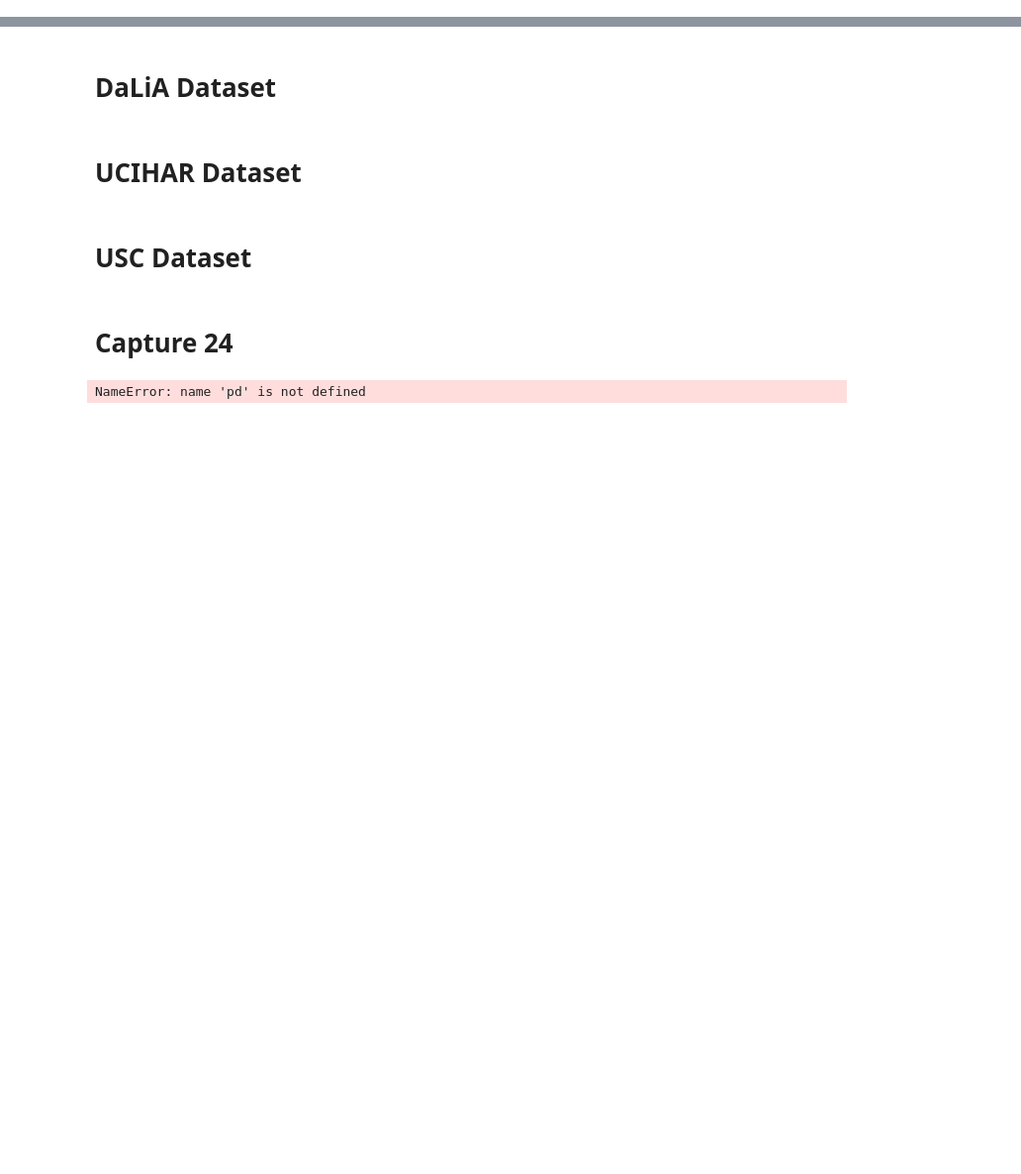
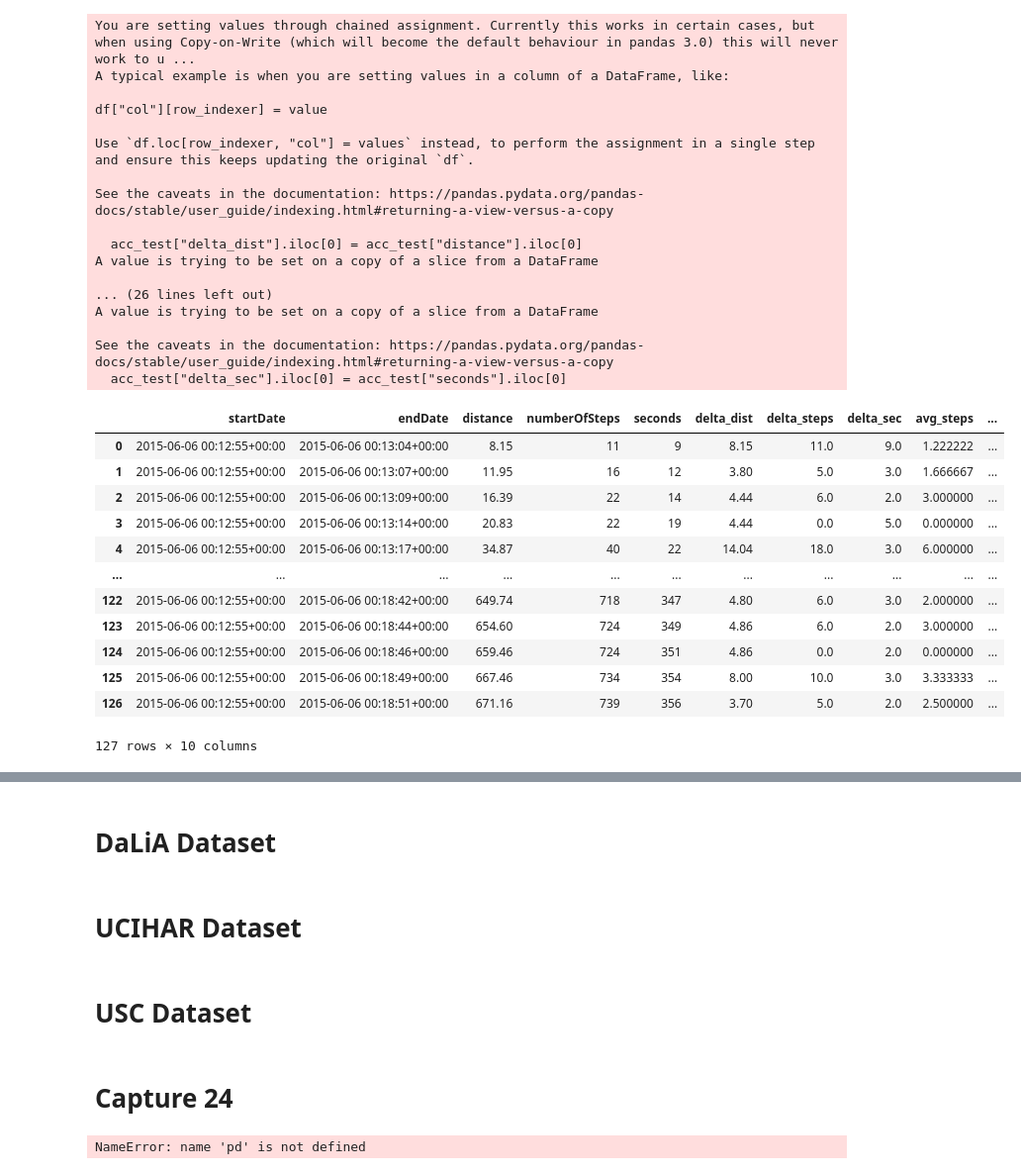
Before and after one commit to Taobyte/thesis, a Jupyter notebook: src/notebooks/dataset_exploration.ipynb, the cells around one changed output, grey strips where cells are left out. Shown: that part at 99% size. Drawn from its saved outputs; the diff is of its cells as text; code cells hidden in the pictures; blank space fills up the shorter version.

Commit message:
started with mhc6mwt, preprocessed ptbxl

```diff
--- a/src/notebooks/dataset_exploration.ipynb
+++ b/src/notebooks/dataset_exploration.ipynb
@@ -12,0 +39,4 @@ arr[:-1]
+# %%
+path = "C:/Users/cleme/ETH/Master/Thesis/data/mhc_6mwt_dataset"
+df = pd.read_parquet(path + "/hr_walk.parquet")
+df.head(1)
@@ -12,0 +52,3 @@ arr[:-1]
+# %%
+df_pedometer = pd.read_parquet(path + "/pedometer.parquet")
+df_pedometer.head(1)
@@ -12,0 +119,48 @@ arr[:-1]
+# %%
+acc_test = df_pedometer[df_pedometer["recordId"] == "12cb8614-8c93-49a2-a38f-b8a359fd413c"]
+acc_test = acc_test.sort_values("endDate")
+acc_test = acc_test[["startDate", "endDate", "distance", "numberOfSteps"]]
+acc_test["seconds"] = (acc_test["endDate"] - acc_test["startDate"]).dt.total_seconds().astype(int)
+
+acc_test["delta_dist"] = acc_test["distance"].diff()
+acc_test["delta_steps"] = acc_test["numberOfSteps"].diff()
+acc_test["delta_sec"] = acc_test["seconds"].diff()
+
+acc_test["delta_dist"].iloc[0] = acc_test["distance"].iloc[0]
+acc_test["delta_steps"].iloc[0] = acc_test["numberOfSteps"].iloc[0]
+acc_test["delta_sec"].iloc[0] = acc_test["seconds"].iloc[0]
+
+acc_test["avg_steps"] = acc_test["delta_steps"] / acc_test["delta_sec"]
+acc_test["avg_dist"] = acc_test["delta_dist"] / acc_test["delta_sec"]
+acc_test
+# %% [output]
+You are setting values through chained assignment. Currently this works in certain cases, but when using Copy-on-Write (which will become the default behaviour in pandas 3.0) this will never work to u ...
+A typical example is when you are setting values in a column of a DataFrame, like:
+
+df["col"][row_indexer] = value
+
+Use `df.loc[row_indexer, "col"] = values` instead, to perform the assignment in a single step and ensure this keeps updating the original `df`.
+
+See the caveats in the documentation: https://pandas.pydata.org/pandas-docs/stable/user_guide/indexing.html#returning-a-view-versus-a-copy
+
+  acc_test["delta_dist"].iloc[0] = acc_test["distance"].iloc[0]
+A value is trying to be set on a copy of a slice from a DataFrame
+
+... (26 lines left out)
+A value is trying to be set on a copy of a slice from a DataFrame
+
+See the caveats in the documentation: https://pandas.pydata.org/pandas-docs/stable/user_guide/indexing.html#returning-a-view-versus-a-copy
+  acc_test["delta_sec"].iloc[0] = acc_test["seconds"].iloc[0]
+|  | startDate | endDate | distance | numberOfSteps | seconds | delta_dist | delta_steps | delta_sec | avg_steps | ... |
+| 0 | 2015-06-06 00:12:55+00:00 | 2015-06-06 00:13:04+00:00 | 8.15 | 11 | 9 | 8.15 | 11.0 | 9.0 | 1.222222 | ... |
+| 1 | 2015-06-06 00:12:55+00:00 | 2015-06-06 00:13:07+00:00 | 11.95 | 16 | 12 | 3.80 | 5.0 | 3.0 | 1.666667 | ... |
+| 2 | 2015-06-06 00:12:55+00:00 | 2015-06-06 00:13:09+00:00 | 16.39 | 22 | 14 | 4.44 | 6.0 | 2.0 | 3.000000 | ... |
+| 3 | 2015-06-06 00:12:55+00:00 | 2015-06-06 00:13:14+00:00 | 20.83 | 22 | 19 | 4.44 | 0.0 | 5.0 | 0.000000 | ... |
+| 4 | 2015-06-06 00:12:55+00:00 | 2015-06-06 00:13:17+00:00 | 34.87 | 40 | 22 | 14.04 | 18.0 | 3.0 | 6.000000 | ... |
+| ... | ... | ... | ... | ... | ... | ... | ... | ... | ... | ... |
+| 122 | 2015-06-06 00:12:55+00:00 | 2015-06-06 00:18:42+00:00 | 649.74 | 718 | 347 | 4.80 | 6.0 | 3.0 | 2.000000 | ... |
+| 123 | 2015-06-06 00:12:55+00:00 | 2015-06-06 00:18:44+00:00 | 654.60 | 724 | 349 | 4.86 | 6.0 | 2.0 | 3.000000 | ... |
+| 124 | 2015-06-06 00:12:55+00:00 | 2015-06-06 00:18:46+00:00 | 659.46 | 724 | 351 | 4.86 | 0.0 | 2.0 | 0.000000 | ... |
+| 125 | 2015-06-06 00:12:55+00:00 | 2015-06-06 00:18:49+00:00 | 667.46 | 734 | 354 | 8.00 | 10.0 | 3.0 | 3.333333 | ... |
+| 126 | 2015-06-06 00:12:55+00:00 | 2015-06-06 00:18:51+00:00 | 671.16 | 739 | 356 | 3.70 | 5.0 | 2.0 | 2.500000 | ... |
+127 rows × 10 columns
```
Also changed, not shown: parts of 13 cells of this notebook, 9 other files.
